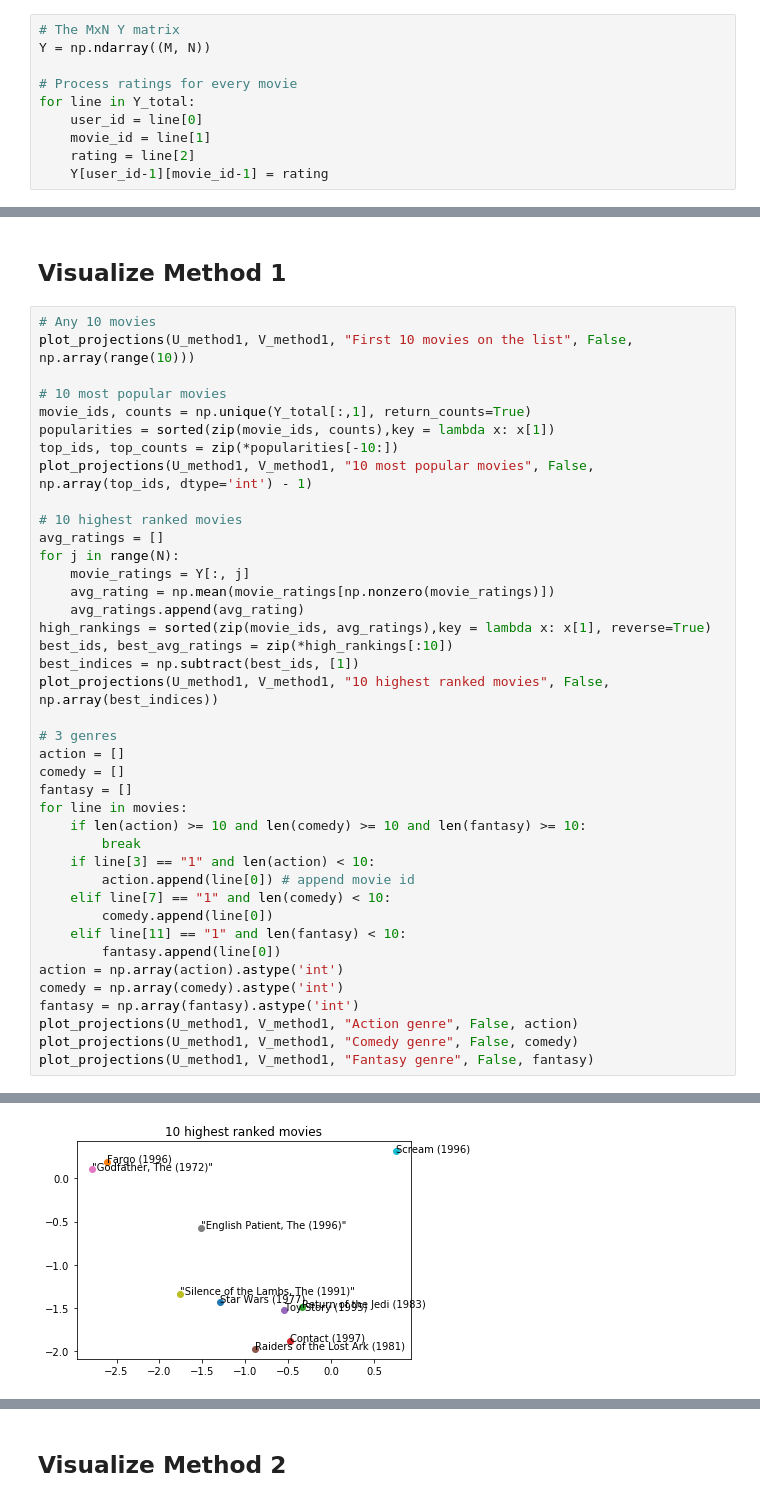
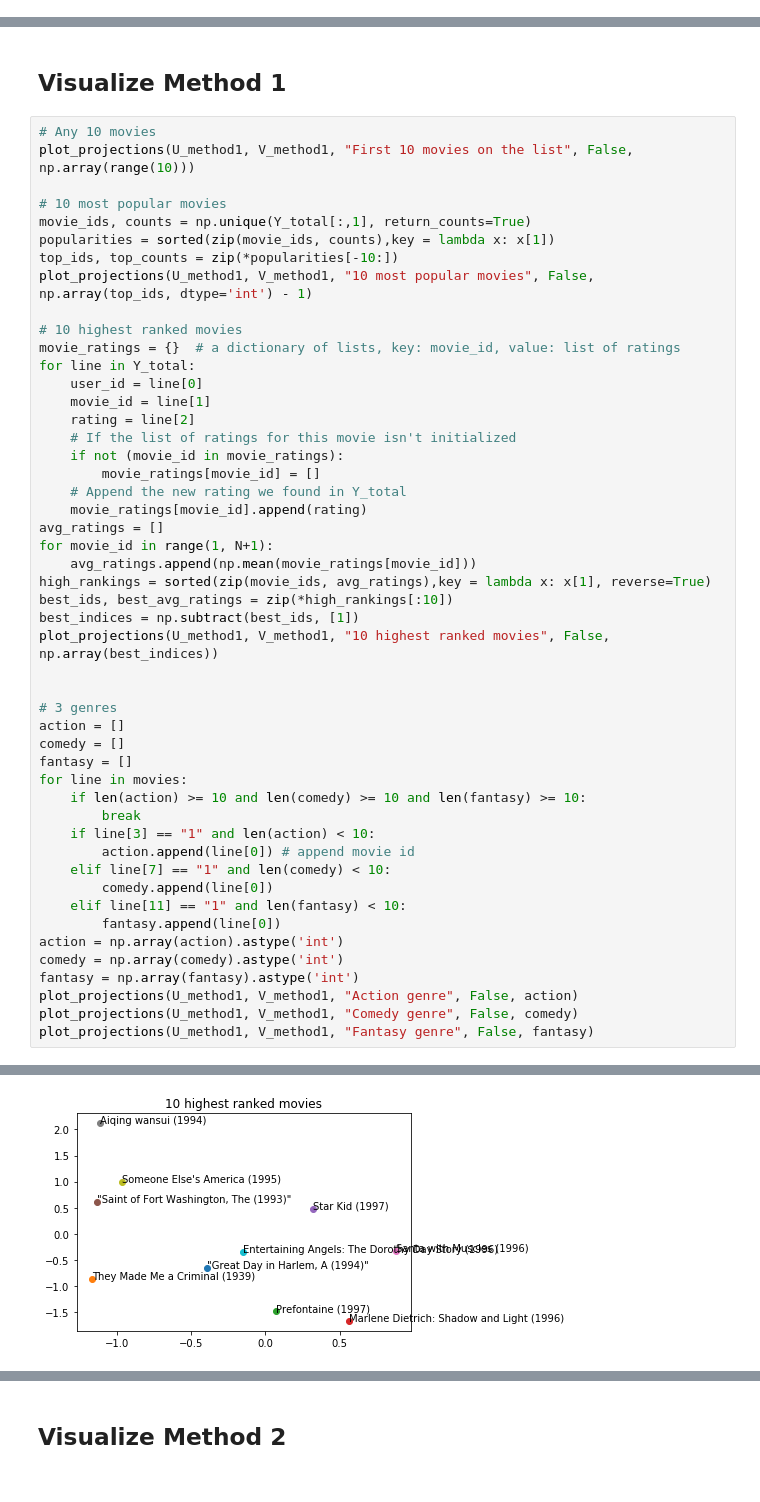
Before and after one commit to jenny233/movie-projection, a Jupyter notebook: Matrix_Factorization_Vizualization.ipynb, the cells around one changed output, grey strips where cells are left out. Drawn from its saved outputs; the diff is of its cells as text.

Commit message:
added interesting visualizations

```diff
--- a/Matrix_Factorization_Vizualization.ipynb
+++ b/Matrix_Factorization_Vizualization.ipynb
@@ -13,16 +13,6 @@ movie_names = dict([(int(movie[0]), movie[1]) for movie in movies])
 movie_labels = movies[:,2:].astype('float')
 M = max(max(Y_train[:,0]), max(Y_test[:,0])).astype(int) # users
 N = max(max(Y_train[:,1]), max(Y_test[:,1])).astype(int) # movies
-# %%
-# The MxN Y matrix
-Y = np.ndarray((M, N))
-
-# Process ratings for every movie
-for line in Y_total:
-    user_id = line[0]
-    movie_id = line[1]
-    rating = line[2]
-    Y[user_id-1][movie_id-1] = rating
 # %%
 def get_err(U, V, Y, reg=0.0, use_bias=False, a=None, b=None):
     """
@@ -304,39 +295,48 @@ top_ids, top_counts = zip(*popularities[-10:])
 plot_projections(U_method1, V_method1, "10 most popular movies", False, np.array(top_ids, dtype='int') - 1)
 
 # 10 highest ranked movies
+movie_ratings = {}  # a dictionary of lists, key: movie_id, value: list of ratings
+for line in Y_total:
+    user_id = line[0]
+    movie_id = line[1]
+    rating = line[2]
+    # If the list of ratings for this movie isn't initialized
+    if not (movie_id in movie_ratings):
+        movie_ratings[movie_id] = []
+    # Append the new rating we found in Y_total
+    movie_ratings[movie_id].append(rating)
 avg_ratings = []
-for j in range(N):
-    movie_ratings = Y[:, j]
-    avg_rating = np.mean(movie_ratings[np.nonzero(movie_ratings)])
-    avg_ratings.append(avg_rating)
+for movie_id in range(1, N+1):
+    avg_ratings.append(np.mean(movie_ratings[movie_id]))
 high_rankings = sorted(zip(movie_ids, avg_ratings),key = lambda x: x[1], reverse=True)
 best_ids, best_avg_ratings = zip(*high_rankings[:10])
 best_indices = np.subtract(best_ids, [1])
 plot_projections(U_method1, V_method1, "10 highest ranked movies", False, np.array(best_indices))
+
 
 # 3 genres
 action = []
 comedy = []
 fantasy = []
 for line in movies:
     if len(action) >= 10 and len(comedy) >= 10 and len(fantasy) >= 10:
         break
     if line[3] == "1" and len(action) < 10:
         action.append(line[0]) # append movie id
     elif line[7] == "1" and len(comedy) < 10:
         comedy.append(line[0])
     elif line[11] == "1" and len(fantasy) < 10:
         fantasy.append(line[0])
 action = np.array(action).astype('int')
 comedy = np.array(comedy).astype('int')
 fantasy = np.array(fantasy).astype('int')
 plot_projections(U_method1, V_method1, "Action genre", False, action)
 plot_projections(U_method1, V_method1, "Comedy genre", False, comedy)
 plot_projections(U_method1, V_method1, "Fantasy genre", False, fantasy)
 # %% [output]
 [figure]
 [figure]
-[figure, old version]
+[figure, new version]
 [figure]
 [figure]
 [figure]
```
Also changed, not shown: parts of 1 cell of this notebook.
